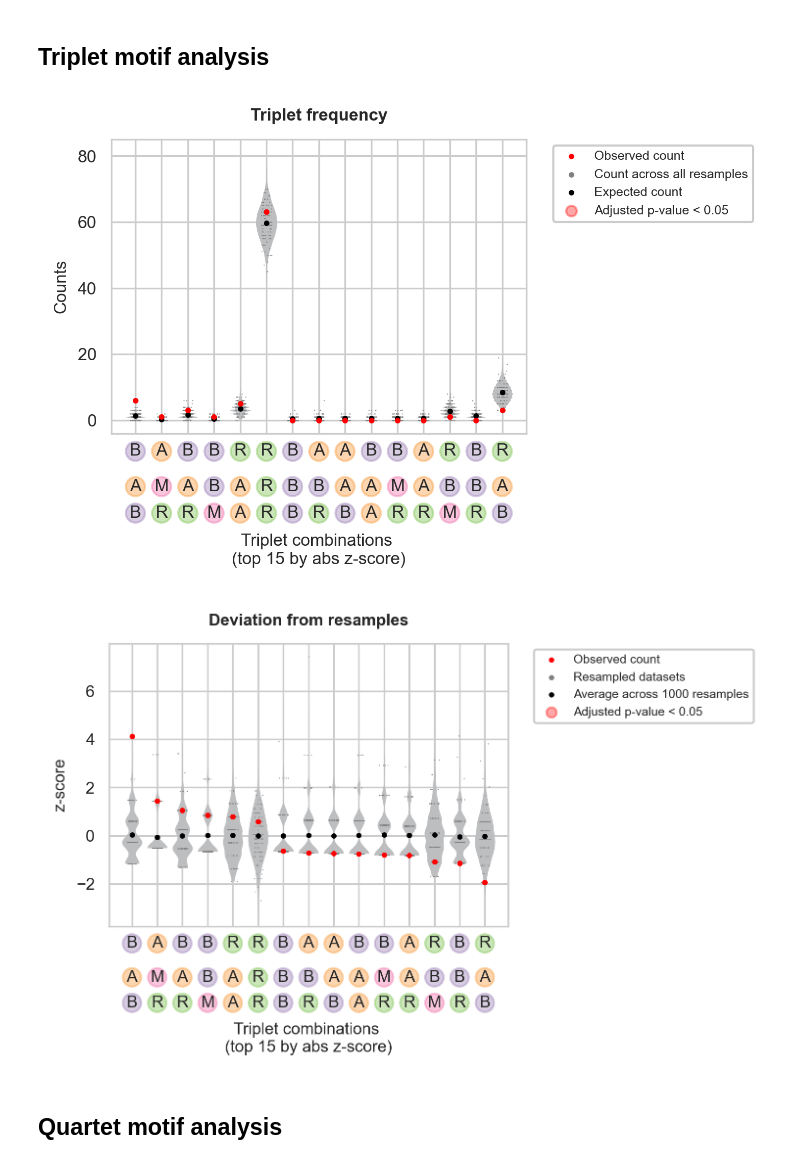
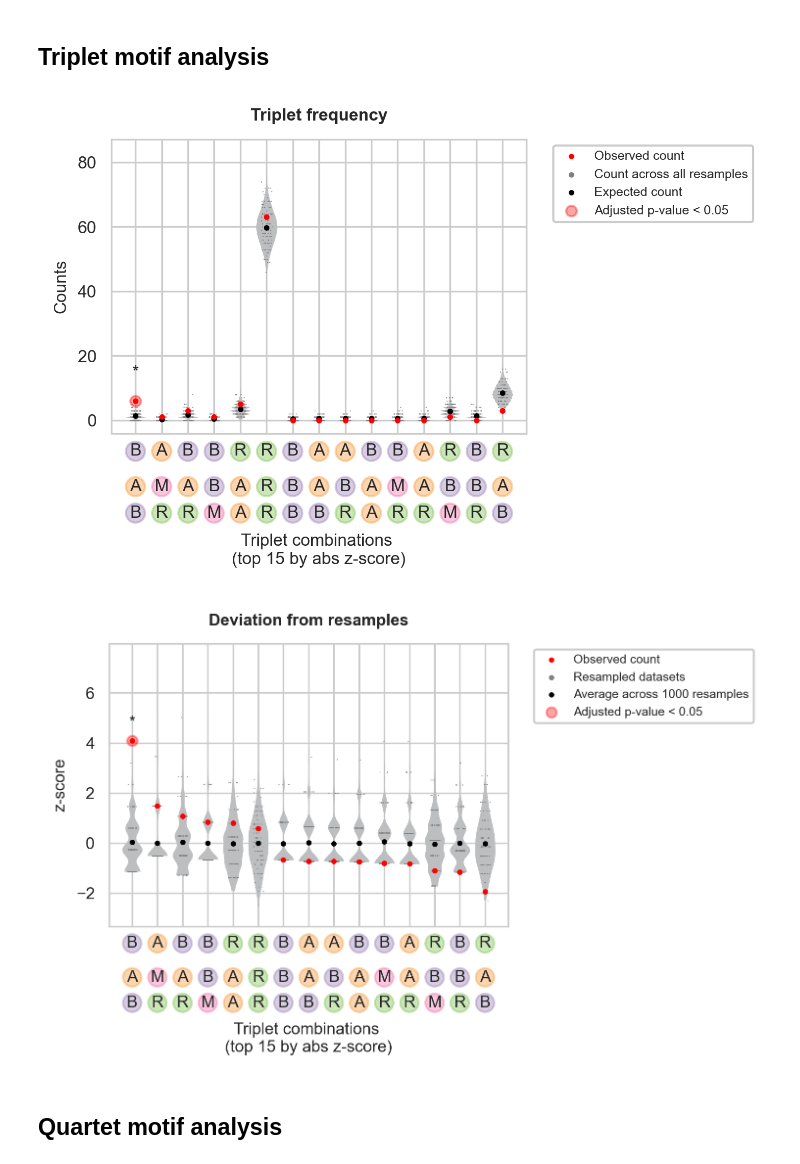
Before and after one commit to labowitz/linmo, a Jupyter notebook: docs/rat_retina.ipynb, the cells around one changed output. Cells and saved outputs as stored; diff of their text form; code cells hidden in the pictures.

```diff
--- a/docs/rat_retina.ipynb
+++ b/docs/rat_retina.ipynb
@@ -212,6 +214,7 @@ plot.plot_frequency('triplet',
                     df_melt_subset,
                     df_melt_100resamples_subset,
                     cell_color_dict,
+                    fdr_type='fdr_tsbh',
                     cutoff=15,
                     title='auto',
                     multiple_datasets=False,
@@ -222,25 +225,26 @@ plot.plot_frequency('triplet',
                     dpi=300,
                     image_save_path=None)
 # %% [output]
-[figure, old version]
+[figure, new version]
 # %%
 plot.plot_deviation('triplet',
                     df_true_melt_subset,
                     df_null_zscores_i_c_melt_subset,
                     df_null_zscores_i_c_melt_100resamples_subset,
                     cell_color_dict,
+                    fdr_type='fdr_tsbh',
                     cutoff=15,
                     title='auto',
                     multiple_datasets=False,
                     num_null=1000,
                     legend_bool=True,
                     legend_pos='outside',
                     save=False,
                     image_format='png',
                     dpi=300,
                     image_save_path=None)
 # %% [output]
-[figure, old version]
+[figure, new version]
 # %% [markdown]
 ## Quartet motif analysis
 # %%
```
Also changed, not shown: parts of 10 cells of this notebook, 6 other files.
